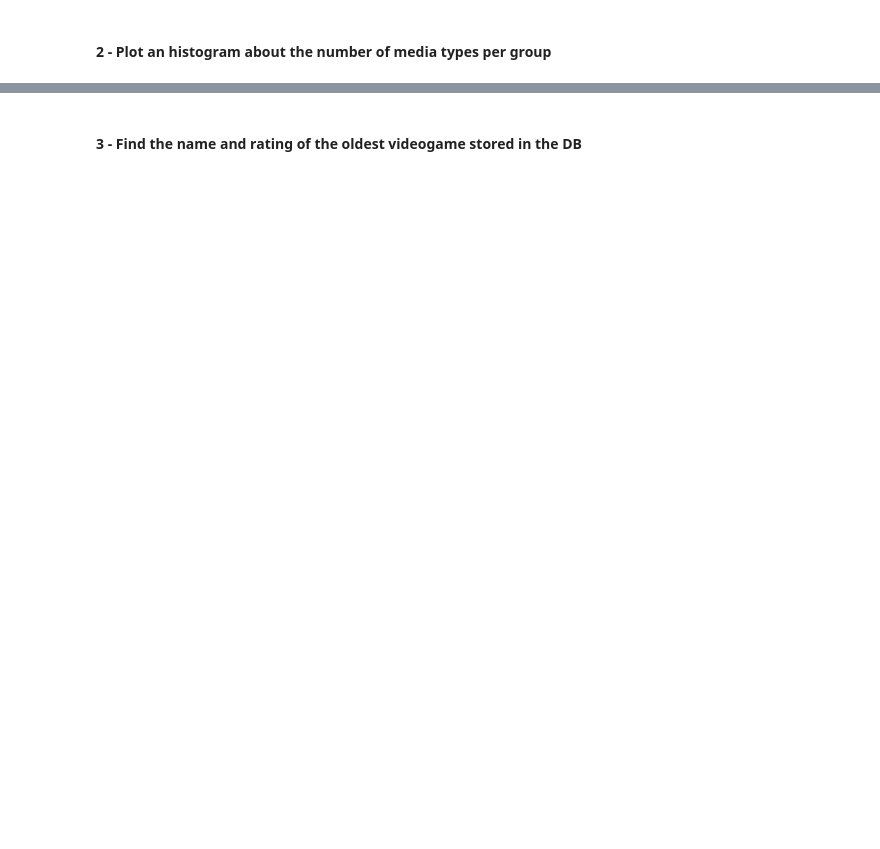
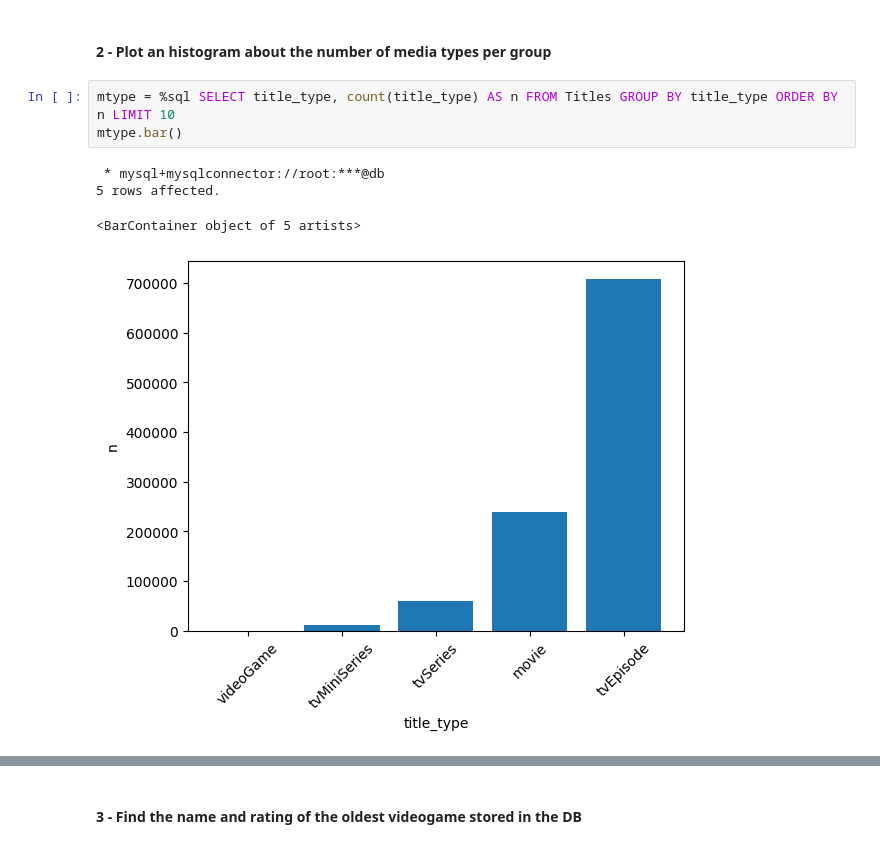
Before and after one commit to alessiopitteri/MAPD-B, a Jupyter notebook: mysql/notebooks/MySQL.ipynb, the cells around one changed output, grey strips where cells are left out. Drawn from its saved outputs; the diff is of its cells as text; blank space fills up the shorter version.

```diff
--- a/mysql/notebooks/MySQL.ipynb
+++ b/mysql/notebooks/MySQL.ipynb
@@ -2198,2 +2215,10 @@ describe Had_role;
 # %% [markdown]
 #### 2 - Plot an histogram about the number of media types per group
+# %%
+mtype = %sql SELECT title_type, count(title_type) AS n FROM Titles GROUP BY title_type ORDER BY n LIMIT 10
+mtype.bar()
+# %% [output]
+ * mysql+mysqlconnector://root:***@db
+5 rows affected.
+<BarContainer object of 5 artists>
+[figure, added]
```
Also changed, not shown: parts of 19 cells of this notebook, 1 other file.
